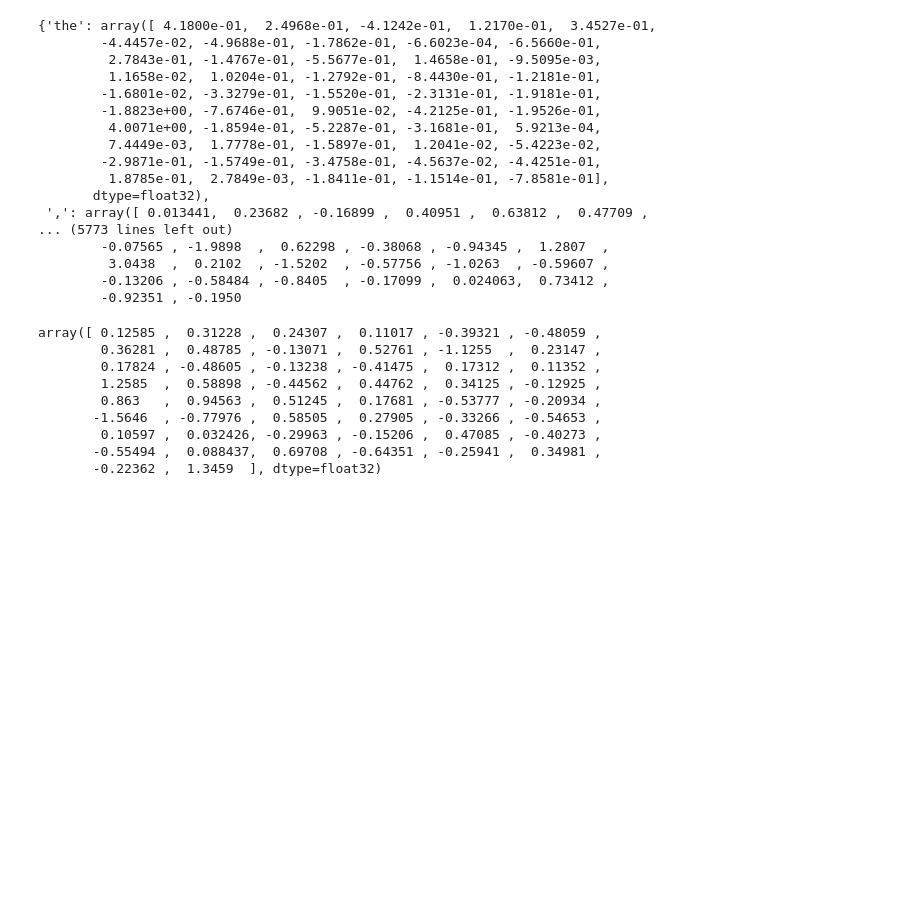
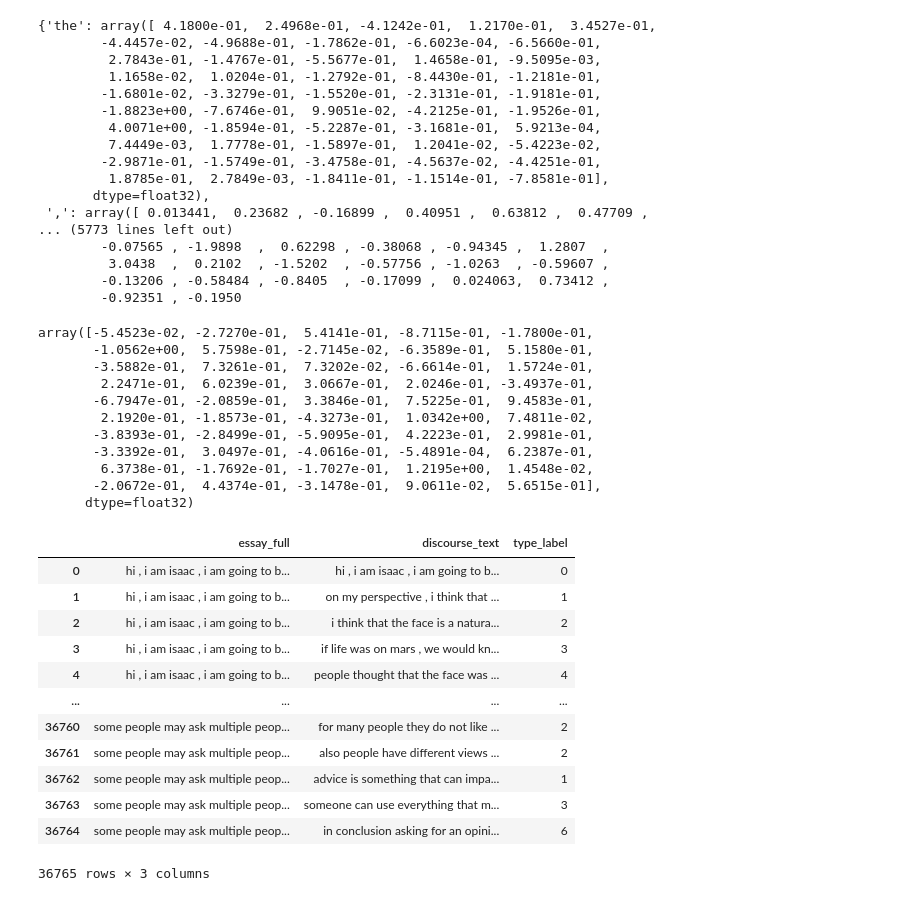
Before and after one commit to Typing-Monkeys/BRUN0-Net, a Jupyter notebook: training/Brun0-Net.ipynb, the cells around one changed output. Cells and saved outputs as stored; diff of their text form; code cells hidden in the pictures; blank space fills up the shorter version.

```diff
--- a/training/Brun0-Net.ipynb
+++ b/training/Brun0-Net.ipynb
@@ -33,7 +36,7 @@ def clean_text(text, huge_changes=False):
     ## Convert words to lower case and split them
     text = text.lower() # lo split solo per togliere le stopword
 
-    text = re.sub(r"[^A-Za-z0-9^,!.\/'+-=]", " ", text) #Here is a regex to match a string of characters that are not a letters or numbers
+    text = re.sub(r"[^A-Za-z0-9^,!.\/'+-=]", " ", text) #Here is a regex to match a string of characters that are not a letters or numbers 0-9 to match numbers
     text = re.sub(r"what's", "what is ", text)
     text = re.sub(r"\'s", " ", text)
     text = re.sub(r"\'ve", " have ", text)
@@ -42,15 +45,15 @@ def clean_text(text, huge_changes=False):
     text = re.sub(r"\'re", " are ", text)
     text = re.sub(r"\'d", " would ", text)
     text = re.sub(r"\'ll", " will ", text)
-    text = re.sub(r"!", " ! ", text)
+
     text = re.sub(r"\/", " ", text)
-    text = re.sub(r"\^", " ^ ", text)
-    text = re.sub(r"\+", " + ", text)
-    text = re.sub(r"\-", " - ", text)
-    text = re.sub(r"\=", " = ", text)
+    #text = re.sub(r"\^", " ^ ", text)
+    #text = re.sub(r"\+", " + ", text)
+    #text = re.sub(r"\-", " - ", text)
+    #text = re.sub(r"\=", " = ", text)
     text = re.sub(r"'", " ", text)
+
     text = re.sub(r"(\d+)(k)", r"\g<1>000", text)
-    text = re.sub(r":", " : ", text)
     text = re.sub(r" e g ", " eg ", text)
     text = re.sub(r" b g ", " bg ", text)
     text = re.sub(r" u s ", " american ", text)
@@ -60,6 +63,22 @@ def clean_text(text, huge_changes=False):
     text = re.sub(r"j k", "jk", text)
     text = re.sub(r"\s{2,}", " ", text)
     text = re.sub(r"\n\n", " ", text)
+    '''
+    text = re.sub(r"\S,\s", " ,", text)
+    text = re.sub(r"\S,\S", " , ", text)
+    text = re.sub(r"\S!\s", " !", text)
+    text = re.sub(r"\S!\S", " ! ", text)
+    text = re.sub(r"\S\?\s", " ?", text)
+    text = re.sub(r"\S\?\S", " ? ", text)
+    text = re.sub(r"\S\.\s", " .", text)
+    text = re.sub(r"\S\.\S", " . ", text)
+    text = re.sub(r"\S:\s", " :", text)
+    text = re.sub(r"\S:\S", " : ", text)
+    '''
+    text = re.sub('([\.,!\?():;\-+=^])', r' \1 ', text)
+    text = re.sub('\s{2,}', ' ', text)
+
+    text = re.sub(r"[0-9]+", " ", text)
 
     if huge_changes:
         text = re.sub(r",", " ", text)
@@ -156,14 +205,35 @@ embeddings_index
         -0.13206 , -0.58484 , -0.8405  , -0.17099 ,  0.024063,  0.73412 ,
         -0.92351 , -0.1950
 # %%
-embeddings_index['sesso']
+embeddings_index['cant']
 # %% [output]
-array([ 0.12585 ,  0.31228 ,  0.24307 ,  0.11017 , -0.39321 , -0.48059 ,
-        0.36281 ,  0.48785 , -0.13071 ,  0.52761 , -1.1255  ,  0.23147 ,
-        0.17824 , -0.48605 , -0.13238 , -0.41475 ,  0.17312 ,  0.11352 ,
-        1.2585  ,  0.58898 , -0.44562 ,  0.44762 ,  0.34125 , -0.12925 ,
-        0.863   ,  0.94563 ,  0.51245 ,  0.17681 , -0.53777 , -0.20934 ,
-       -1.5646  , -0.77976 ,  0.58505 ,  0.27905 , -0.33266 , -0.54653 ,
-        0.10597 ,  0.032426, -0.29963 , -0.15206 ,  0.47085 , -0.40273 ,
-       -0.55494 ,  0.088437,  0.69708 , -0.64351 , -0.25941 ,  0.34981 ,
-       -0.22362 ,  1.3459  ], dtype=float32)
+array([-5.4523e-02, -2.7270e-01,  5.4141e-01, -8.7115e-01, -1.7800e-01,
+       -1.0562e+00,  5.7598e-01, -2.7145e-02, -6.3589e-01,  5.1580e-01,
+       -3.5882e-01,  7.3261e-01,  7.3202e-02, -6.6614e-01,  1.5724e-01,
+        2.2471e-01,  6.0239e-01,  3.0667e-01,  2.0246e-01, -3.4937e-01,
+       -6.7947e-01, -2.0859e-01,  3.3846e-01,  7.5225e-01,  9.4583e-01,
+        2.1920e-01, -1.8573e-01, -4.3273e-01,  1.0342e+00,  7.4811e-02,
+       -3.8393e-01, -2.8499e-01, -5.9095e-01,  4.2223e-01,  2.9981e-01,
+       -3.3392e-01,  3.0497e-01, -4.0616e-01, -5.4891e-04,  6.2387e-01,
+        6.3738e-01, -1.7692e-01, -1.7027e-01,  1.2195e+00,  1.4548e-02,
+       -2.0672e-01,  4.4374e-01, -3.1478e-01,  9.0611e-02,  5.6515e-01],
+      dtype=float32)
+# %%
+x = dataset[["essay_full", "discourse_text", "type_label"]]
+y = dataset[["effectiveness_label"]]
+# %%
+x
+# %% [output]
+|  | essay_full | discourse_text | type_label |
+| 0 | hi , i am isaac , i am going to b... | hi , i am isaac , i am going to b... | 0 |
+| 1 | hi , i am isaac , i am going to b... | on my perspective , i think that ... | 1 |
+| 2 | hi , i am isaac , i am going to b... | i think that the face is a natura... | 2 |
+| 3 | hi , i am isaac , i am going to b... | if life was on mars , we would kn... | 3 |
+| 4 | hi , i am isaac , i am going to b... | people thought that the face was ... | 4 |
+| ... | ... | ... | ... |
+| 36760 | some people may ask multiple peop... | for many people they do not like ... | 2 |
+| 36761 | some people may ask multiple peop... | also people have different views ... | 2 |
+| 36762 | some people may ask multiple peop... | advice is something that can impa... | 1 |
+| 36763 | some people may ask multiple peop... | someone can use everything that m... | 3 |
+| 36764 | some people may ask multiple peop... | in conclusion asking for an opini... | 6 |
+36765 rows × 3 columns
```
Also changed, not shown: parts of 30 cells of this notebook.
